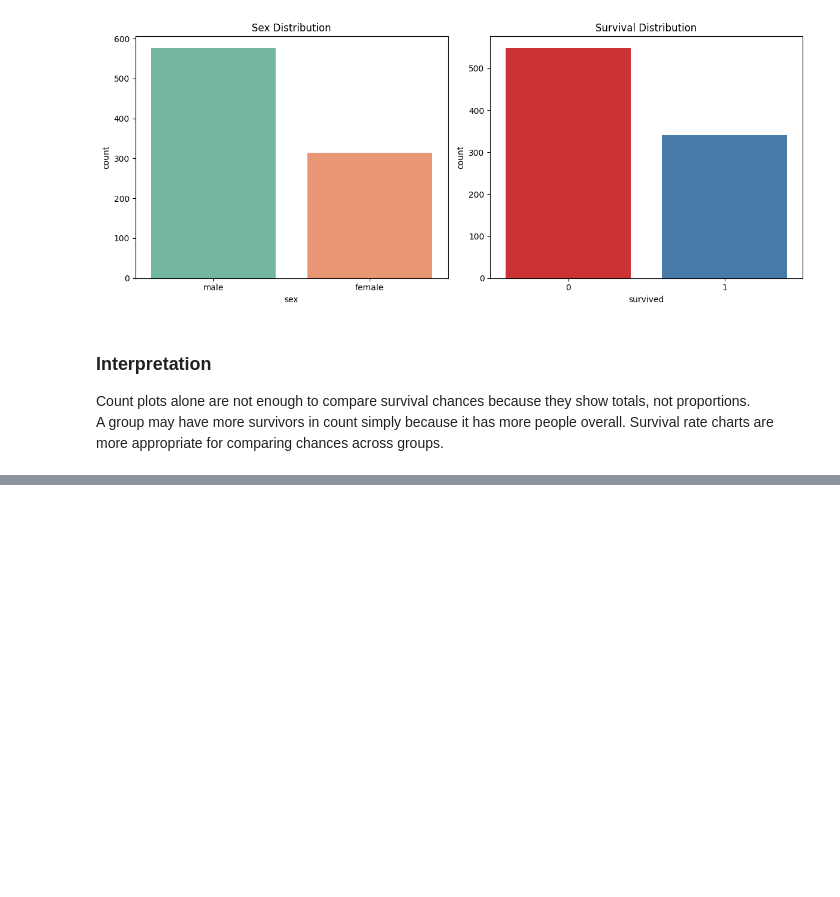
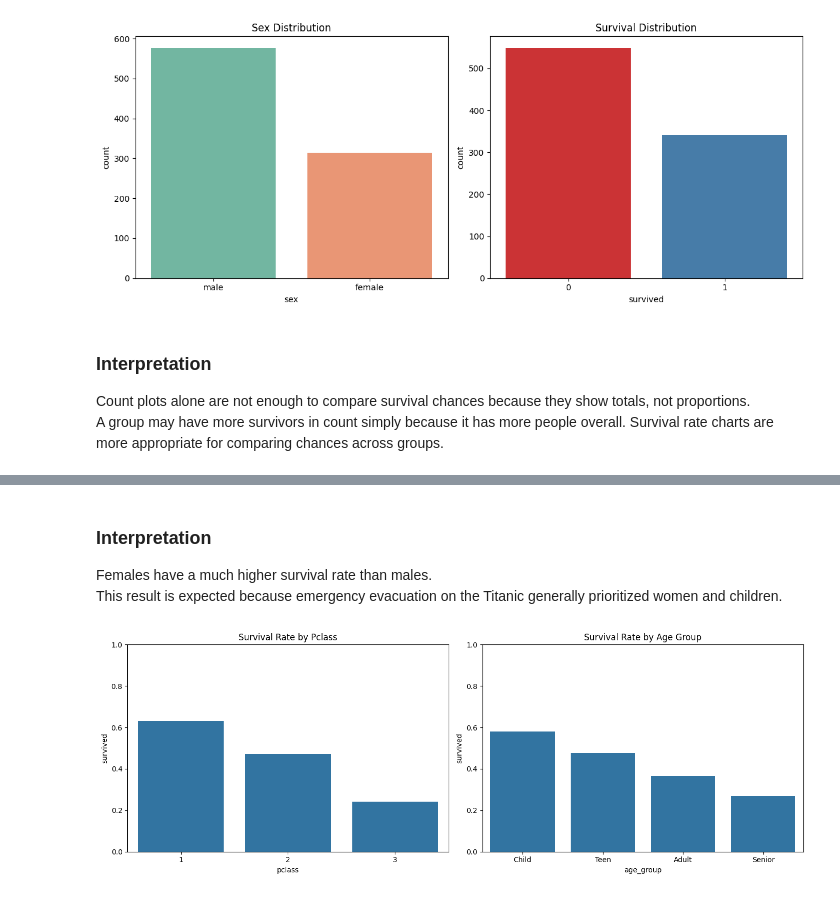
Before and after one commit to SHKabdulhadi/Titanic-Data-Analysis, a Jupyter notebook: titanic-data-analysis.ipynb, the cells around one changed output, grey strips where cells are left out. Cells and saved outputs as stored; diff of their text form; code cells hidden in the pictures; blank space fills up the shorter version.

```diff
--- a/titanic-data-analysis.ipynb
+++ b/titanic-data-analysis.ipynb
@@ -425,0 +442,22 @@ A group may have more survivors in count simply because it has more people overa
+# %% [markdown]
+### Interpretation
+
+Females have a much higher survival rate than males.
+This result is expected because emergency evacuation on the Titanic generally prioritized women and children.
+# %%
+fig, axes = plt.subplots(1, 2, figsize=(14, 5))
+
+sns.barplot(data=df_clean, x='pclass', y='survived', errorbar=None, ax=axes[0])
+axes[0].set_title('Survival Rate by Pclass')
+axes[0].set_ylim(0, 1)
+
+sns.barplot(data=df_clean, x='age_group', y='survived',
+            order=['Child', 'Teen', 'Adult', 'Senior'],
+            errorbar=None, ax=axes[1])
+axes[1].set_title('Survival Rate by Age Group')
+axes[1].set_ylim(0, 1)
+
+plt.tight_layout()
+plt.show()
+# %% [output]
+[figure, added]
```
Also changed, not shown: parts of 9 cells of this notebook.
